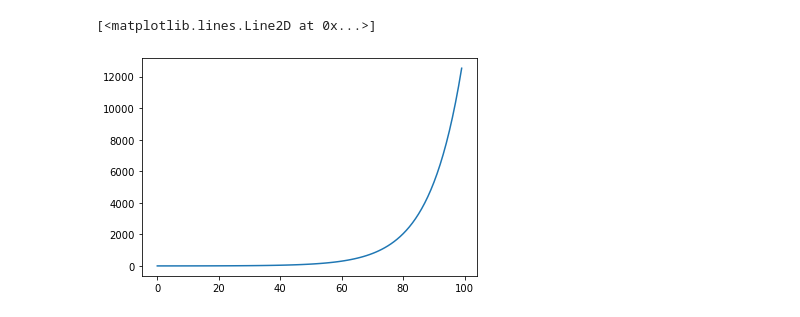
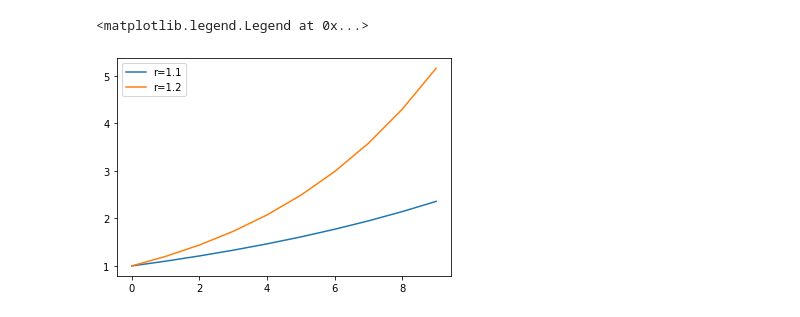
Before and after one commit to andrewkern/bio399, a Jupyter notebook: week2.ipynb, the cells around one changed output. Drawn from its saved outputs; the diff is of its cells as text; code cells hidden in the pictures.

```diff
--- a/week2.ipynb
+++ b/week2.ipynb
@@ -50,15 +107,17 @@ where r is the growth rate per step. Let's plot such a series quickly
 # %%
 # geometric gowth function
 # note i added a default number of timesteps
-def geom_growth(init_size, r, timesteps=100):
+def geom_growth(init_size, r, timesteps=50):
     res = np.zeros(timesteps)
     res[0] = init_size
     for i in range(1,timesteps):
-        res[i] = res[i-1] + (res[i-1] * r)
+        res[i] = res[i-1] * r
     return res
 
 
-plt.plot(geom_growth(1,0.1))
+plt.plot(geom_growth(1,1.1,10))
+plt.plot(geom_growth(1,1.2,10))
+plt.legend(labels=('r=1.1','r=1.2'))
 # %% [output]
-[<matplotlib.lines.Line2D at 0x...>]
+<matplotlib.legend.Legend at 0x...>
-[figure, old version]
+[figure, new version]
```
Also changed, not shown: parts of 27 cells of this notebook, 1 other file.
